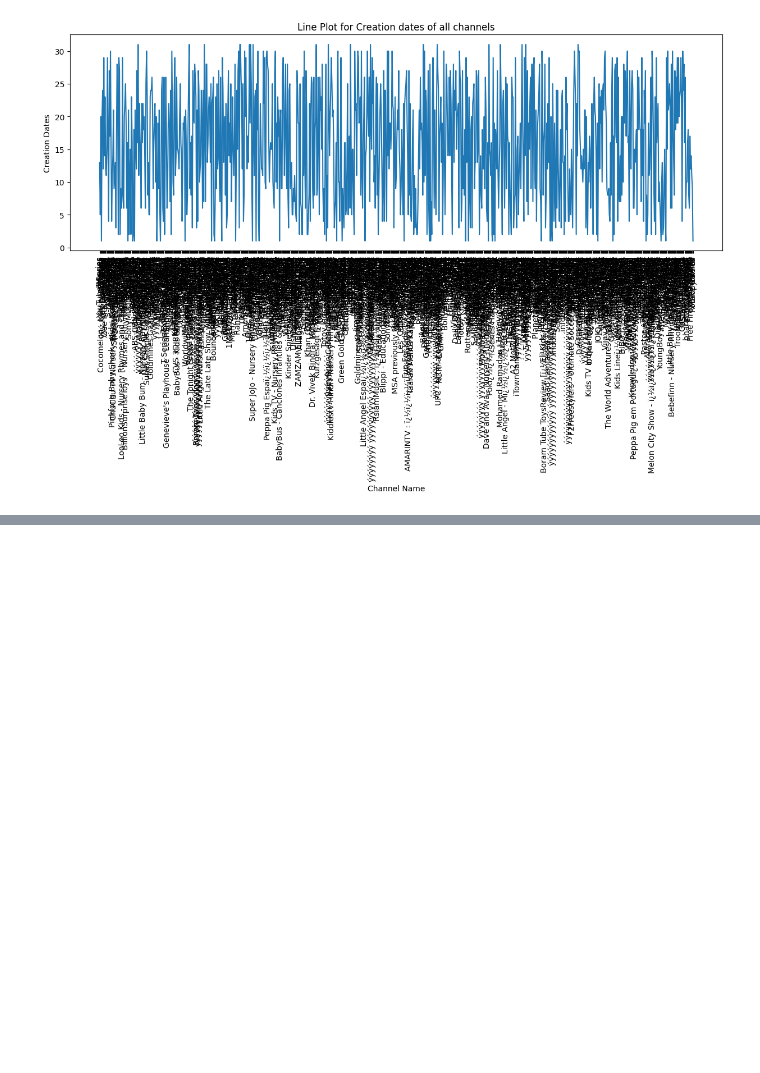
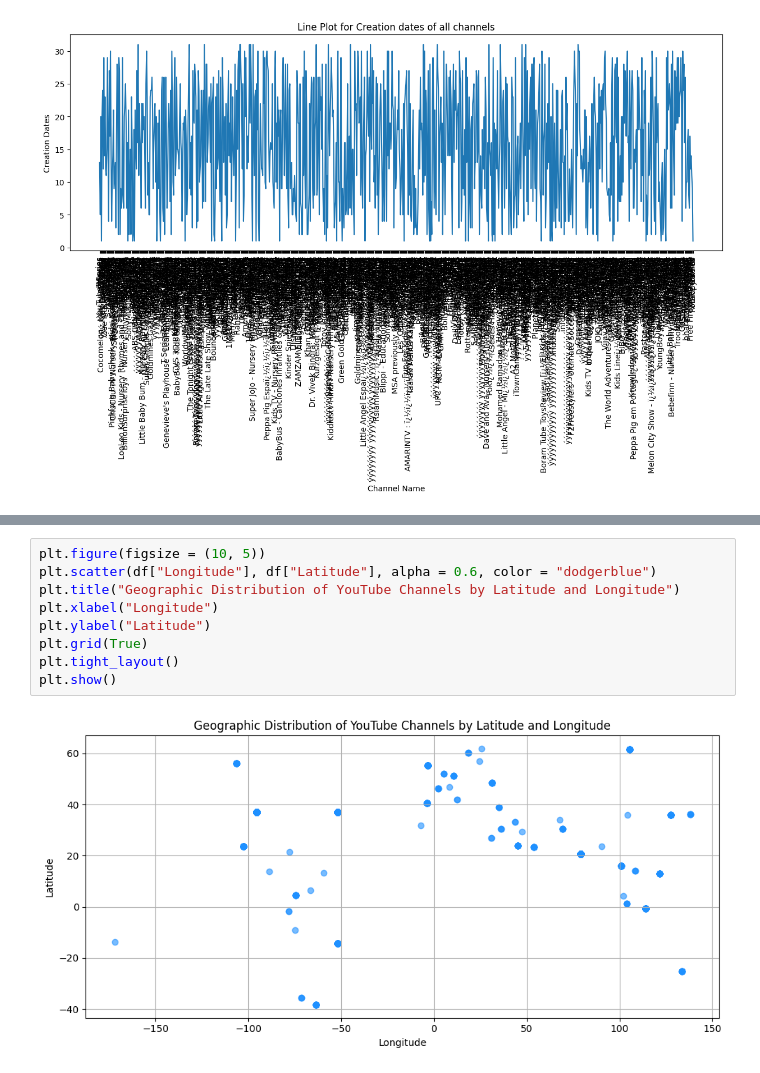
Before and after one commit to dheerajrajappikonda/EDA, a Jupyter notebook: EDA_Youtube.ipynb, the cells around one changed output, grey strips where cells are left out. Drawn from its saved outputs; the diff is of its cells as text; blank space fills up the shorter version.

```diff
--- a/EDA_Youtube.ipynb
+++ b/EDA_Youtube.ipynb
@@ -395,0 +411,11 @@ plt.show()
+# %%
+plt.figure(figsize = (10, 5))
+plt.scatter(df["Longitude"], df["Latitude"], alpha = 0.6, color = "dodgerblue")
+plt.title("Geographic Distribution of YouTube Channels by Latitude and Longitude")
+plt.xlabel("Longitude")
+plt.ylabel("Latitude")
+plt.grid(True)
+plt.tight_layout()
+plt.show()
+# %% [output]
+[figure, added]
```
Also changed, not shown: parts of 8 cells of this notebook.
